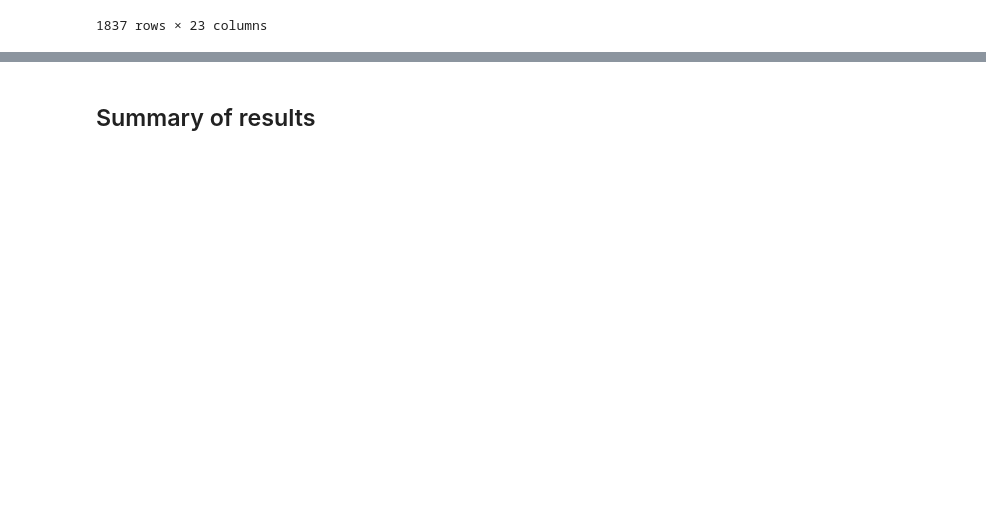
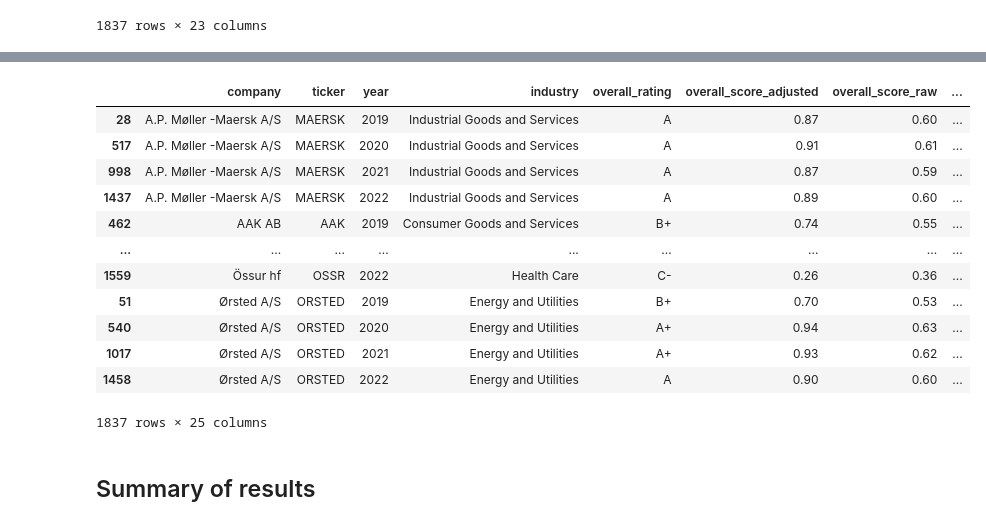
Before and after one commit to jamesdavies010/ESG-projects, a Jupyter notebook: notebooks/Nordic_Compass_02_Reporting.ipynb, the cells around one changed output, grey strips where cells are left out. Cells and saved outputs as stored; diff of their text form; code cells hidden in the pictures; blank space fills up the shorter version.

```diff
--- a/notebooks/Nordic_Compass_02_Reporting.ipynb
+++ b/notebooks/Nordic_Compass_02_Reporting.ipynb
@@ -660,6 +670,14 @@ remaining_cols = [
     col for col in cross_sector_scoring_df.columns if col not in first_cols
 ]
 cross_sector_scoring_df = cross_sector_scoring_df[first_cols + remaining_cols]
+# %%
+cross_sector_scoring_df = cross_sector_scoring_df.sort_values(
+    ["company", "year"]
+).assign(
+    overall_rating_previous_year=lambda df: df.groupby("company")[
+        "overall_rating"
+    ].shift(1)
+)
 # %%
 # cross_sector_scoring_df[
 #     (cross_sector_scoring_df["industry"] == "Energy and Utilities")
@@ -686,3 +686,19 @@ cross_sector_scoring_df[cross_sector_scoring_df["overall_rating"] == "A+"]
+# %%
+cross_sector_scoring_df
+# %% [output]
+|  | company | ticker | year | industry | overall_rating | overall_score_adjusted | overall_score_raw | ... |
+| 28 | A.P. Møller -Maersk A/S | MAERSK | 2019 | Industrial Goods and Services | A | 0.87 | 0.60 | ... |
+| 517 | A.P. Møller -Maersk A/S | MAERSK | 2020 | Industrial Goods and Services | A | 0.91 | 0.61 | ... |
+| 998 | A.P. Møller -Maersk A/S | MAERSK | 2021 | Industrial Goods and Services | A | 0.87 | 0.59 | ... |
+| 1437 | A.P. Møller -Maersk A/S | MAERSK | 2022 | Industrial Goods and Services | A | 0.89 | 0.60 | ... |
+| 462 | AAK AB | AAK | 2019 | Consumer Goods and Services | B+ | 0.74 | 0.55 | ... |
+| ... | ... | ... | ... | ... | ... | ... | ... | ... |
+| 1559 | Össur hf | OSSR | 2022 | Health Care | C- | 0.26 | 0.36 | ... |
+| 51 | Ørsted A/S | ORSTED | 2019 | Energy and Utilities | B+ | 0.70 | 0.53 | ... |
+| 540 | Ørsted A/S | ORSTED | 2020 | Energy and Utilities | A+ | 0.94 | 0.63 | ... |
+| 1017 | Ørsted A/S | ORSTED | 2021 | Energy and Utilities | A+ | 0.93 | 0.62 | ... |
+| 1458 | Ørsted A/S | ORSTED | 2022 | Energy and Utilities | A | 0.90 | 0.60 | ... |
+1837 rows × 25 columns
 # %% [markdown]
 ## Summary of results
 # %% [markdown]
```
Also changed, not shown: parts of 31 cells of this notebook, 1 other file.
